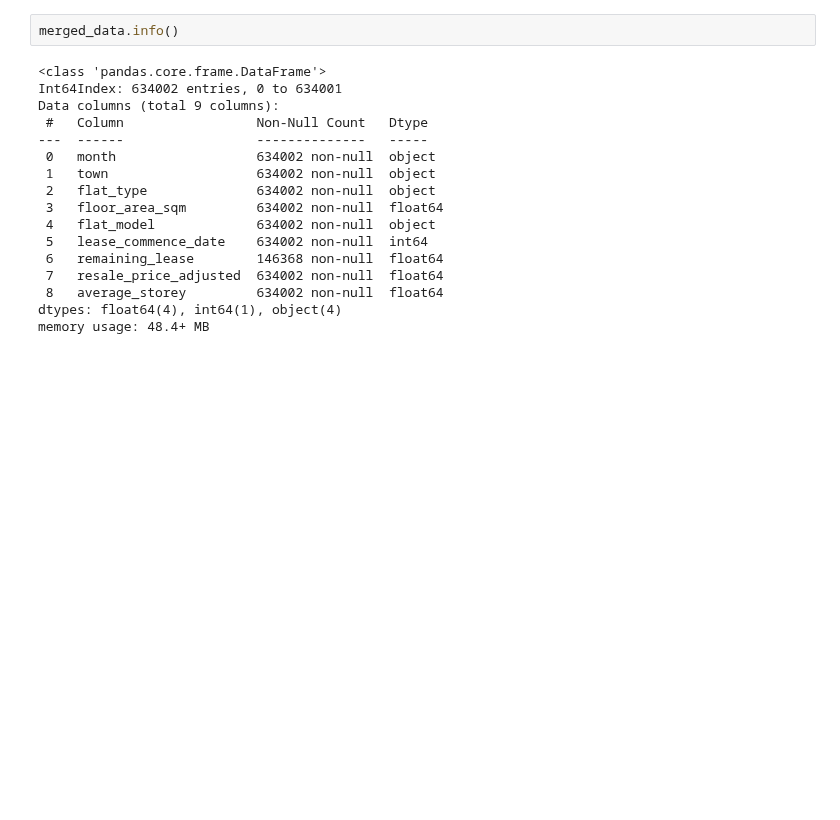
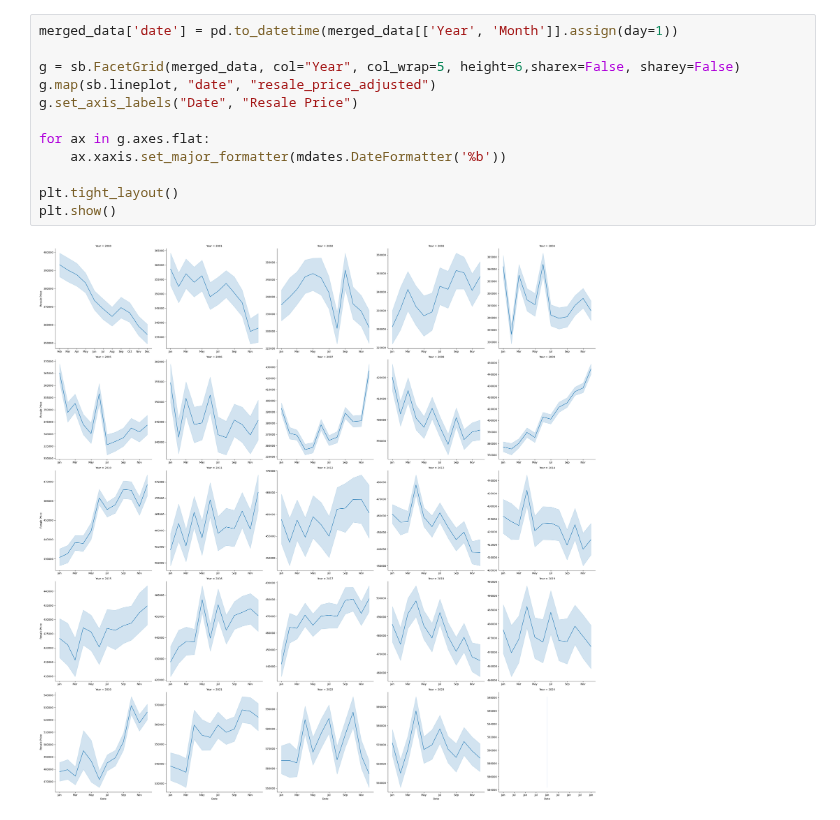
Before and after one commit to KuroInit/HDB-Resale-Price-Predict, a Jupyter notebook: data_prep.ipynb, the cells around one changed output. Saved outputs shown, nothing was run; the diff lists cells and outputs as text; blank space fills up the shorter version.

```diff
--- a/data_prep.ipynb
+++ b/data_prep.ipynb
@@ -238,19 +228,14 @@ for var in ['month', 'town', 'flat_type', 'flat_model']:
-# %%
-merged_data.info()
-# %% [output]
-<class 'pandas.core.frame.DataFrame'>
-Int64Index: 634002 entries, 0 to 634001
-Data columns (total 9 columns):
- #   Column                 Non-Null Count   Dtype
----  ------                 --------------   -----
- 0   month                  634002 non-null  object
- 1   town                   634002 non-null  object
- 2   flat_type              634002 non-null  object
- 3   floor_area_sqm         634002 non-null  float64
- 4   flat_model             634002 non-null  object
- 5   lease_commence_date    634002 non-null  int64
- 6   remaining_lease        146368 non-null  float64
- 7   resale_price_adjusted  634002 non-null  float64
- 8   average_storey         634002 non-null  float64
-dtypes: float64(4), int64(1), object(4)
-memory usage: 48.4+ MB
+# %%
+merged_data['date'] = pd.to_datetime(merged_data[['Year', 'Month']].assign(day=1))
+
+g = sb.FacetGrid(merged_data, col="Year", col_wrap=5, height=6,sharex=False, sharey=False)
+g.map(sb.lineplot, "date", "resale_price_adjusted")
+g.set_axis_labels("Date", "Resale Price")
+
+for ax in g.axes.flat:
+    ax.xaxis.set_major_formatter(mdates.DateFormatter('%b'))
+
+plt.tight_layout()
+plt.show()
+# %% [output]
+[figure, added]
```
Also changed, not shown: parts of 23 cells of this notebook, 3 other files.
